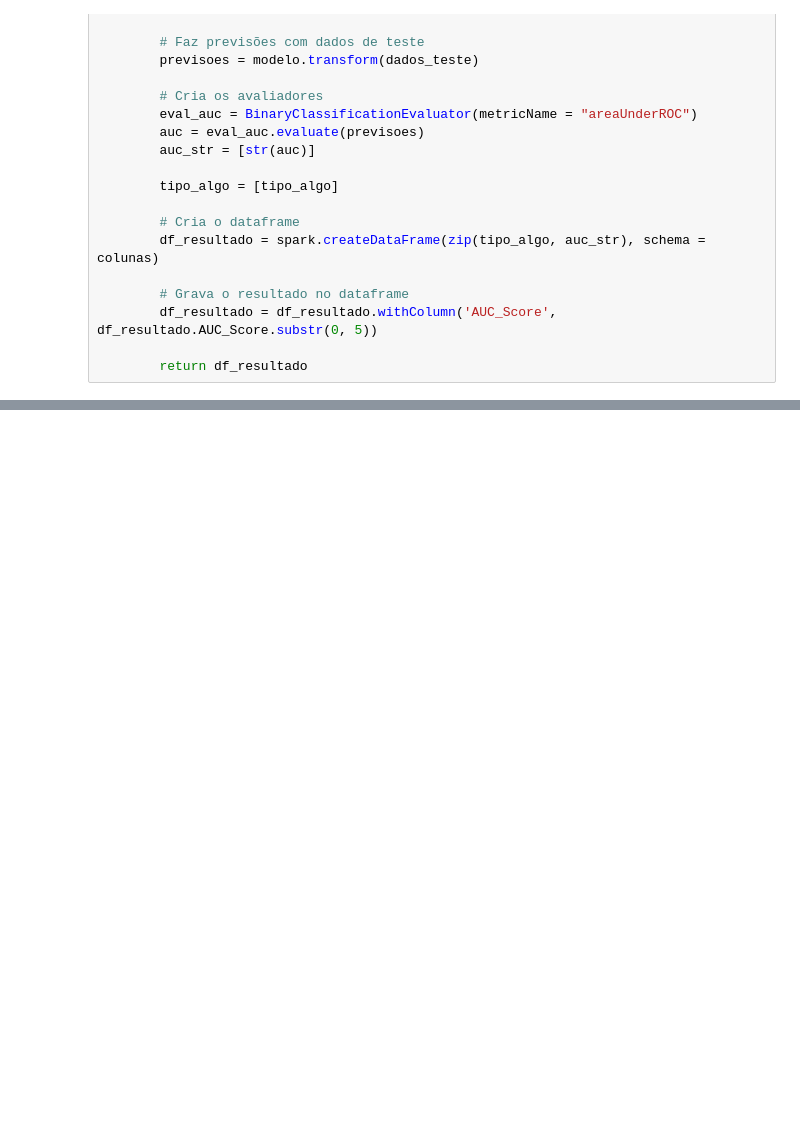
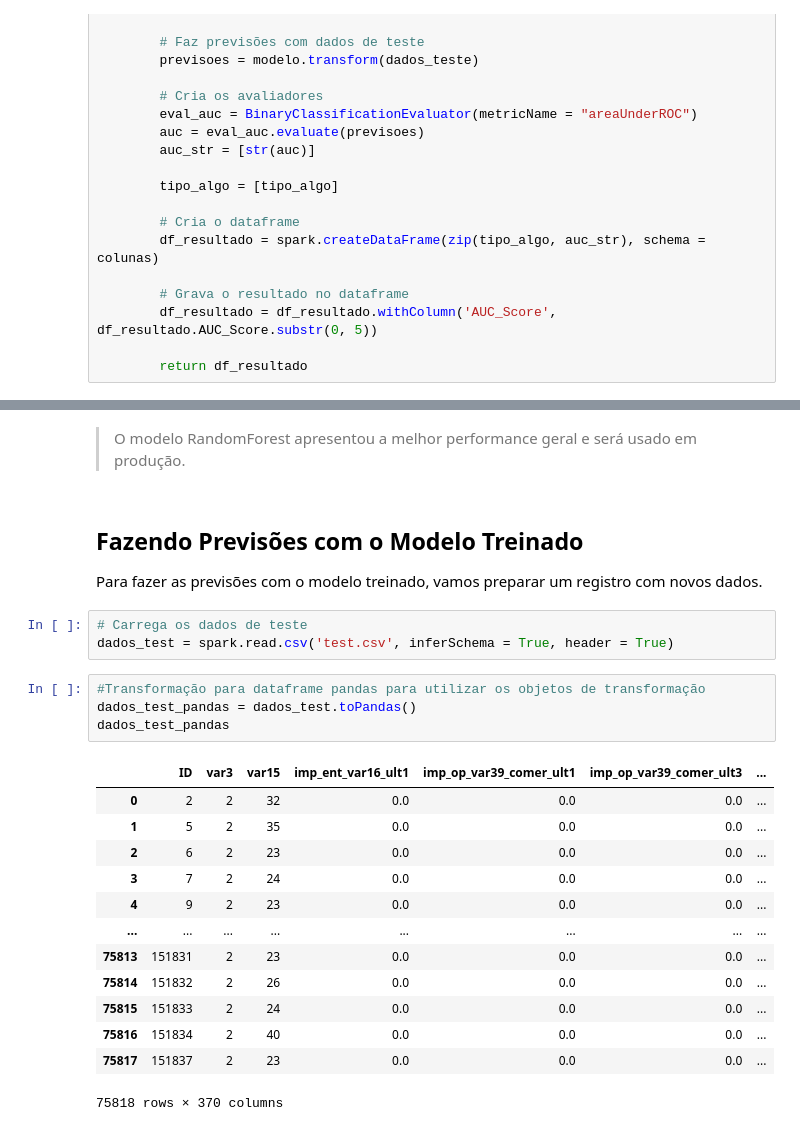
Before and after one commit to GabrielAraujoCarlos/Prevendo-Satisfacao-Cliente-Santander, a Jupyter notebook: PrevendoSatisfacaoClienteSantander.ipynb, the cells around one changed output, grey strips where cells are left out. Drawn from its saved outputs; the diff is of its cells as text; blank space fills up the shorter version.

```diff
--- a/PrevendoSatisfacaoClienteSantander.ipynb
+++ b/PrevendoSatisfacaoClienteSantander.ipynb
@@ -573 +574,28 @@ Modelo RandomForest Com Validação Cruzada:
 +----------------------+---------+
+# %% [markdown]
+> O modelo RandomForest apresentou a melhor performance geral e será usado em produção.
+# %% [markdown]
+## Fazendo Previsões com o Modelo Treinado
+
+Para fazer as previsões com o modelo treinado, vamos preparar um registro com novos dados.
+# %%
+# Carrega os dados de teste
+dados_test = spark.read.csv('test.csv', inferSchema = True, header = True)
+# %%
+#Transformação para dataframe pandas para utilizar os objetos de transformação
+dados_test_pandas = dados_test.toPandas()
+dados_test_pandas
+# %% [output]
+|  | ID | var3 | var15 | imp_ent_var16_ult1 | imp_op_var39_comer_ult1 | imp_op_var39_comer_ult3 | ... |
+| 0 | 2 | 2 | 32 | 0.0 | 0.0 | 0.0 | ... |
+| 1 | 5 | 2 | 35 | 0.0 | 0.0 | 0.0 | ... |
+| 2 | 6 | 2 | 23 | 0.0 | 0.0 | 0.0 | ... |
+| 3 | 7 | 2 | 24 | 0.0 | 0.0 | 0.0 | ... |
+| 4 | 9 | 2 | 23 | 0.0 | 0.0 | 0.0 | ... |
+| ... | ... | ... | ... | ... | ... | ... | ... |
+| 75813 | 151831 | 2 | 23 | 0.0 | 0.0 | 0.0 | ... |
+| 75814 | 151832 | 2 | 26 | 0.0 | 0.0 | 0.0 | ... |
+| 75815 | 151833 | 2 | 24 | 0.0 | 0.0 | 0.0 | ... |
+| 75816 | 151834 | 2 | 40 | 0.0 | 0.0 | 0.0 | ... |
+| 75817 | 151837 | 2 | 23 | 0.0 | 0.0 | 0.0 | ... |
+75818 rows × 370 columns
```
Also changed, not shown: parts of 14 cells of this notebook, 1 other file.
